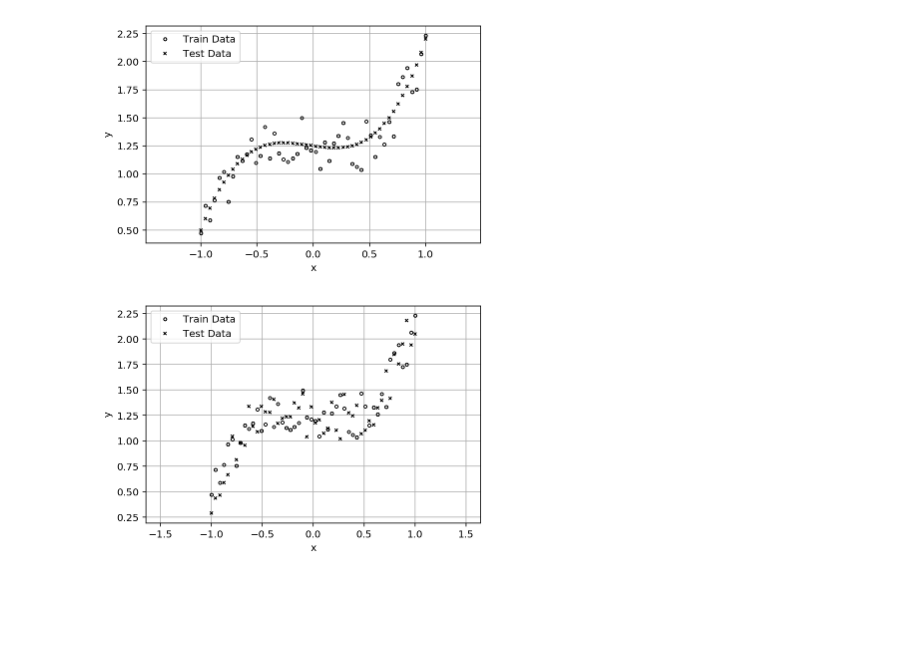
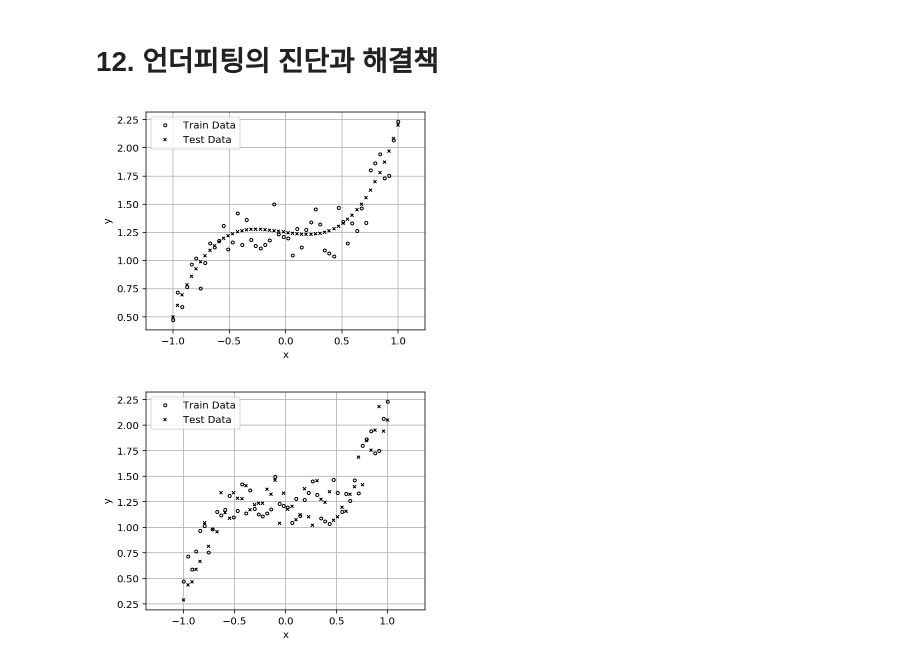
Before and after one commit to DNRY/dlopt, a Jupyter notebook: notebooks/CH12.ipynb, the cells around one changed output. Cells and saved outputs as stored; diff of their text form; code cells hidden in the pictures; blank space fills up the shorter version.

```diff
--- a/notebooks/CH12.ipynb
+++ b/notebooks/CH12.ipynb
@@ -1,3 +1,5 @@
+# %% [markdown]
+# 12. 언더피팅의 진단과 해결책
 # %%
 import numpy as np
 import matplotlib.pylab as plt
@@ -7,7 +9,7 @@ import tensorflow as tf
 
 plt.rcParams['figure.figsize'] = (5, 4)
 
-def visualize_l2(x_train, y_train, x_test, y_test):
+def visualize(x_train, y_train, x_test, y_test):
     from matplotlib.patches import Rectangle
     plt.plot(x_train, y_train, '.k', markerfacecolor='none', label='Train Data')
     plt.plot(x_test, y_test, 'xk', markersize=3, markerfacecolor='none', label='Test Data')
@@ -28,9 +30,9 @@ y_train = x_train**3 + 0.1 * x_train**2 -0.15 * x_train + 1.0 + 0.5 * np.random.
 x_test = np.linspace(-1,1,50)
 y_test = x_test**3 + 0.1 * x_test**2 -0.15 * x_test + 1.25
 # %%
-visualize_l2(x_train, y_train, x_test, y_test)
+visualize(x_train, y_train, x_test, y_test)
 # %% [output]
-[figure, old version]
+[figure, new version]
 # %%
 # 학습용 데이터
 np.random.seed(327)
@@ -41,6 +43,6 @@ y_train = x_train**3 + 0.1 * x_train**2 -0.15 * x_train + 1.0 + 0.5 * np.random.
 x_test = np.linspace(-1,1,50)
 y_test = x_test**3 + 0.1 * x_test**2 -0.15 * x_test + 1.0 + 0.5 * np.random.rand(len(x_test))
 # %%
-visualize_l2(x_train, y_train, x_test, y_test)
+visualize(x_train, y_train, x_test, y_test)
 # %% [output]
-[figure, old version]
+[figure, new version]
```
